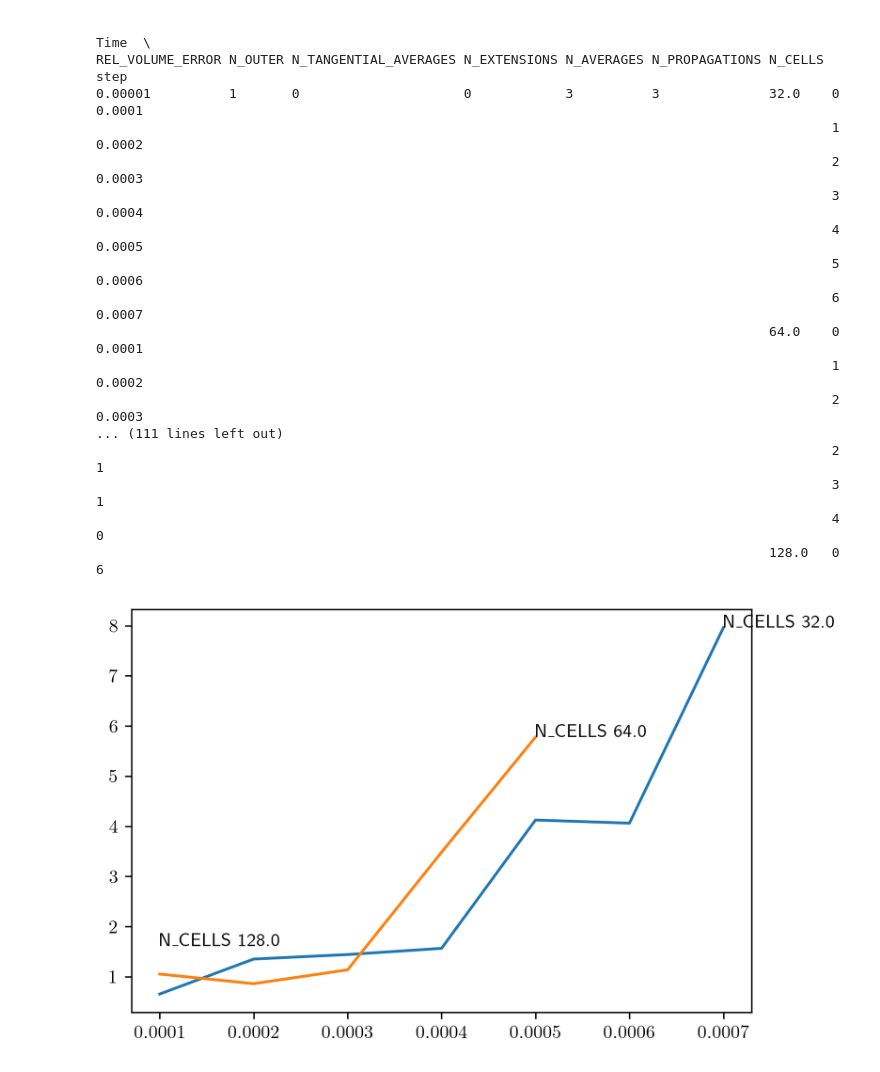
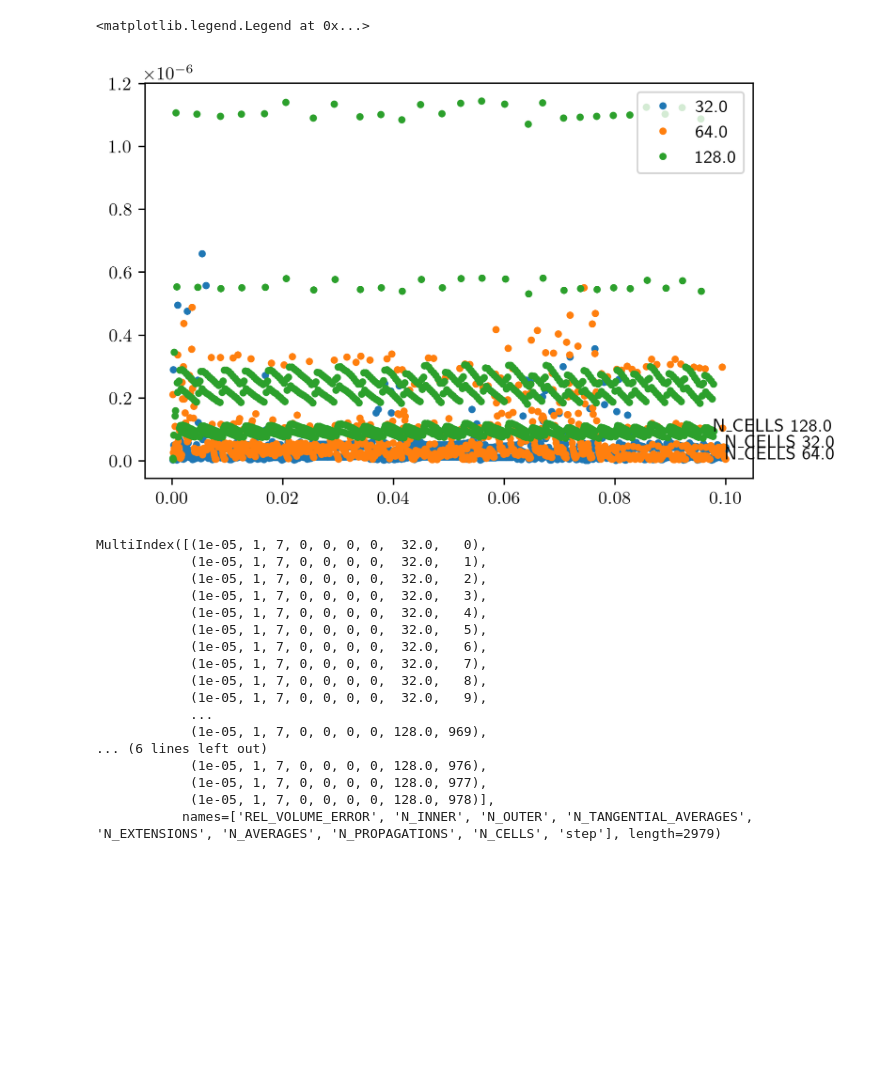
Before and after one commit to CRC-1194/argo, a Jupyter notebook: cases/hydrodynamic/stationaryDroplet3D/analyze-stationary-droplet.ipynb, the cells around one changed output. Drawn from its saved outputs; the diff is of its cells as text; code cells hidden in the pictures; blank space fills up the shorter version.

```diff
--- a/cases/hydrodynamic/stationaryDroplet3D/analyze-stationary-droplet.ipynb
+++ b/cases/hydrodynamic/stationaryDroplet3D/analyze-stationary-droplet.ipynb
@@ -9,36 +9,37 @@ rcParams["figure.dpi"] = 300
 rcParams["text.usetex"] = True
 # %%
 dframe = pd.read_json("divNormal.json", orient='table')
-
-print(dframe)
-
 idx = pd.IndexSlice
 
-
 n_cells_list = dframe.index.get_level_values("N_CELLS").unique()
-
 for n_cells in n_cells_list:
-    dframe_slice = dframe.loc[idx[:, :, :, :, :, :,  n_cells,  :]]
-    plt.plot(dframe_slice["Time"], dframe_slice["max"])
+    dframe_slice = dframe.loc[idx[:, :, :, :, :, :, :, n_cells, :]]
+    plt.plot(dframe_slice["Time"], dframe_slice["max"], '.', label="%s" % n_cells)
     label_x = dframe_slice["Time"].iloc[-1]
     label_y = dframe_slice["max"].iloc[-1]
     plt.annotate("N\_CELLS %s" % n_cells, (label_x,label_y))
+
+plt.legend()
 # %% [output]
-                                                                                                      Time  \
-REL_VOLUME_ERROR N_OUTER N_TANGENTIAL_AVERAGES N_EXTENSIONS N_AVERAGES N_PROPAGATIONS N_CELLS step
-0.00001          1       0                     0            3          3              32.0    0     0.0001
-                                                                                              1     0.0002
-                                                                                              2     0.0003
-                                                                                              3     0.0004
-                                                                                              4     0.0005
-                                                                                              5     0.0006
-                                                                                              6     0.0007
-                                                                                      64.0    0     0.0001
-                                                                                              1     0.0002
-                                                                                              2     0.0003
-... (111 lines left out)
-                                                                                              2                            1
-                                                                                              3                            1
-                                                                                              4                            0
-                                                                                      128.0   0                            6
+<matplotlib.legend.Legend at 0x...>
-[figure, old version]
+[figure, new version]
+# %%
+print(dframe.index)
+# %% [output]
+MultiIndex([(1e-05, 1, 7, 0, 0, 0, 0,  32.0,   0),
+            (1e-05, 1, 7, 0, 0, 0, 0,  32.0,   1),
+            (1e-05, 1, 7, 0, 0, 0, 0,  32.0,   2),
+            (1e-05, 1, 7, 0, 0, 0, 0,  32.0,   3),
+            (1e-05, 1, 7, 0, 0, 0, 0,  32.0,   4),
+            (1e-05, 1, 7, 0, 0, 0, 0,  32.0,   5),
+            (1e-05, 1, 7, 0, 0, 0, 0,  32.0,   6),
+            (1e-05, 1, 7, 0, 0, 0, 0,  32.0,   7),
+            (1e-05, 1, 7, 0, 0, 0, 0,  32.0,   8),
+            (1e-05, 1, 7, 0, 0, 0, 0,  32.0,   9),
+            ...
+            (1e-05, 1, 7, 0, 0, 0, 0, 128.0, 969),
+... (6 lines left out)
+            (1e-05, 1, 7, 0, 0, 0, 0, 128.0, 976),
+            (1e-05, 1, 7, 0, 0, 0, 0, 128.0, 977),
+            (1e-05, 1, 7, 0, 0, 0, 0, 128.0, 978)],
+           names=['REL_VOLUME_ERROR', 'N_INNER', 'N_OUTER', 'N_TANGENTIAL_AVERAGES', 'N_EXTENSIONS', 'N_AVERAGES', 'N_PROPAGATIONS', 'N_CELLS', 'step'], length=2979)
```
Also changed, not shown: 5 other files.
